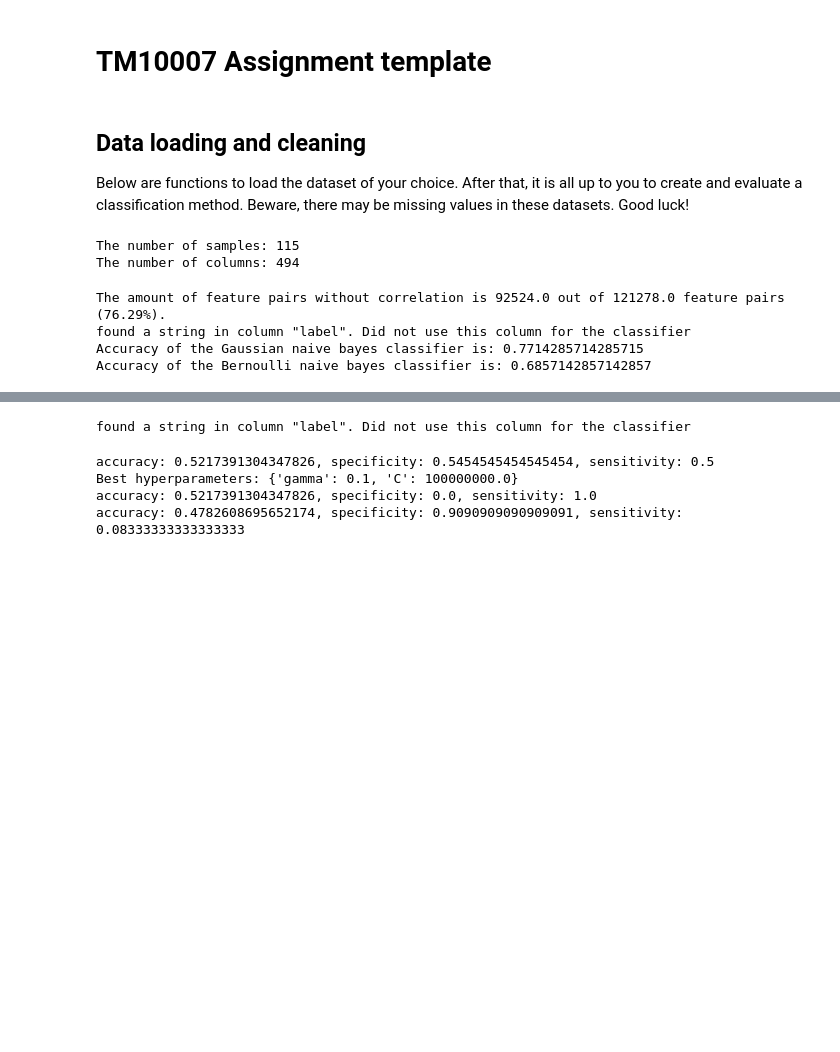
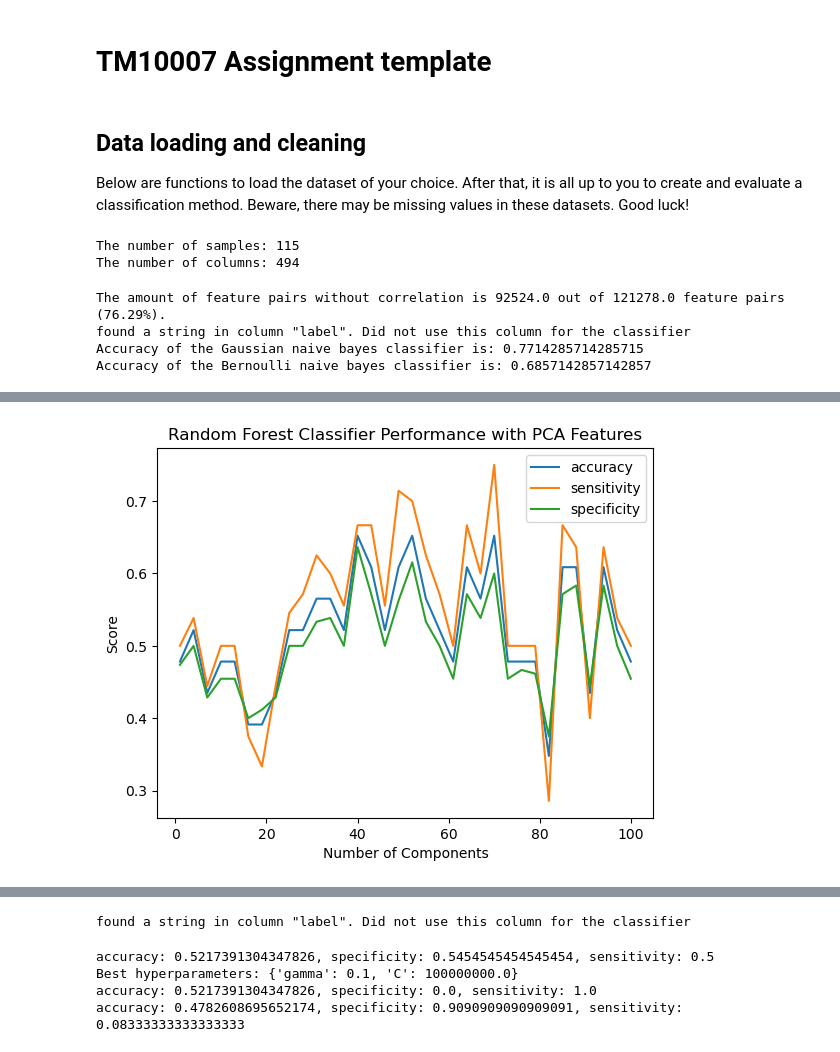
Before and after one commit to jolinevb/Lipo_ML, a Jupyter notebook: assignment.ipynb, the cells around one changed output, grey strips where cells are left out. Saved outputs shown, nothing was run; the diff lists cells and outputs as text; code cells hidden in the pictures; blank space fills up the shorter version.

```diff
--- a/assignment.ipynb
+++ b/assignment.ipynb
@@ -559,3 +589,85 @@ plt.show()
+# %%
+accuracy = []
+precision = []
+recall = []
+tree = []
+for components in range(1, 101, 3):
+    pca = PCA(n_components=components)  # Keep 95% of variance
+    pca_transform = pca.fit_transform(data[data.columns[1:]])
+    data_pca = pd.DataFrame(data=pca_transform, columns=[f'PC{i+1}' for i in range(pca_transform.shape[1])])
+    data_pca['label'] = data['label'].values  # Add the label column back to the PCA DataFrame
+
+    data_lipoma_pca = data_pca[data_pca['label'] == 'lipoma']
+    data_liposarcoma_pca = data_pca[data_pca['label'] == 'liposarcoma']
+
+    split_lipoma_pca = split_data(data_lipoma_pca)
+    split_liposarcoma_pca = split_data(data_liposarcoma_pca)
+    features_train, features_test, label_train, label_test = [
+    pd.concat([x, y]) for x, y in zip(split_lipoma_pca, split_liposarcoma_pca)
+    ]
+
+    model_test = RandomForestClassifier(min_samples_leaf=5, random_state=42, n_estimators=20)
+    model_test.fit(features_train, label_train)
+    label_pred = model_test.predict(features_test)
+    accuracy.append(accuracy_score(label_test, label_pred))
+    precision.append(precision_score(label_test, label_pred, pos_label='liposarcoma'))
+    recall.append(precision_score(label_test, label_pred, pos_label='lipoma'))
+    #print(f"Components: {components}, Accuracy: {accuracy:.4f}, Sensitivity: {precision:.4f}, Specificity: {recall:.4f}")
+
+# Plot components vs accuracy, precision and recall in 1 figure
+fig, axis = plt.subplots()
+axis.plot(range(1, 101, 3), accuracy, label='accuracy')
+axis.plot(range(1, 101, 3), precision, label='sensitivity')
+axis.plot(range(1, 101, 3), recall, label='specificity')
+plt.xlabel('Number of Components')
+plt.ylabel('Score')
+plt.title('Random Forest Classifier Performance with PCA Features')
+plt.legend()
+plt.show()
+
+
+
+# pca = PCA(n_components = 30)  # Keep 95% of variance
+# pca_transform = pca.fit_transform(data[data.columns[1:]])
+# data_pca = pd.DataFrame(data=pca_transform, columns=[f'PC{i+1}' for i in range(pca_transform.shape[1])])
+# data_pca['label'] = data['label'].values  # Add the label column back to the PCA DataFrame
+# print(data_pca.shape)
+
+# data_lipoma_pca = data_pca[data_pca['label'] == 'lipoma']
+# data_liposarcoma_pca = data_pca[data_pca['label'] == 'liposarcoma']
+
+# split_lipoma_pca = split_data(data_lipoma_pca)
+# split_liposarcoma_pca = split_data(data_liposarcoma_pca)
+# features_train, features_test, label_train, label_test = [
+#     pd.concat([x, y]) for x, y in zip(split_lipoma_pca, split_liposarcoma_pca)
+#     ]
+
+# accuracy = []
+# precision = []
+# recall = []
+# tree = []
+# # Train the model with PCA features
+# for trees in range(1,140):
+#     model_test = RandomForestClassifier(min_samples_leaf=5, random_state=42, n_estimators=trees)
+#     model_test.fit(features_train, label_train)
+#     label_pred = model_test.predict(features_test)
+#     accuracy.append(accuracy_score(label_test, label_pred))
+#     precision.append(precision_score(label_test, label_pred, pos_label='liposarcoma'))
+#     recall.append(recall_score(label_test, label_pred, pos_label='liposarcoma'))
+#     tree.append(trees)
+
+# # Plot the results
+# fig, axis = plt.subplots()
+# axis.plot(tree,accuracy, label='accuracy')
+# axis.plot(tree,precision, label='precision')
+# axis.plot(tree,recall, label='recall')
+# plt.xlabel('Number of Trees')
+# plt.ylabel('Score')
+# plt.title('Random Forest Classifier Performance with PCA Features')
+# plt.legend()
+# plt.show()
+# %% [output]
+[figure, added]
 # %%
 # forward selection method
 # sort the features by p-value
```
Also changed, not shown: parts of 7 cells of this notebook.
